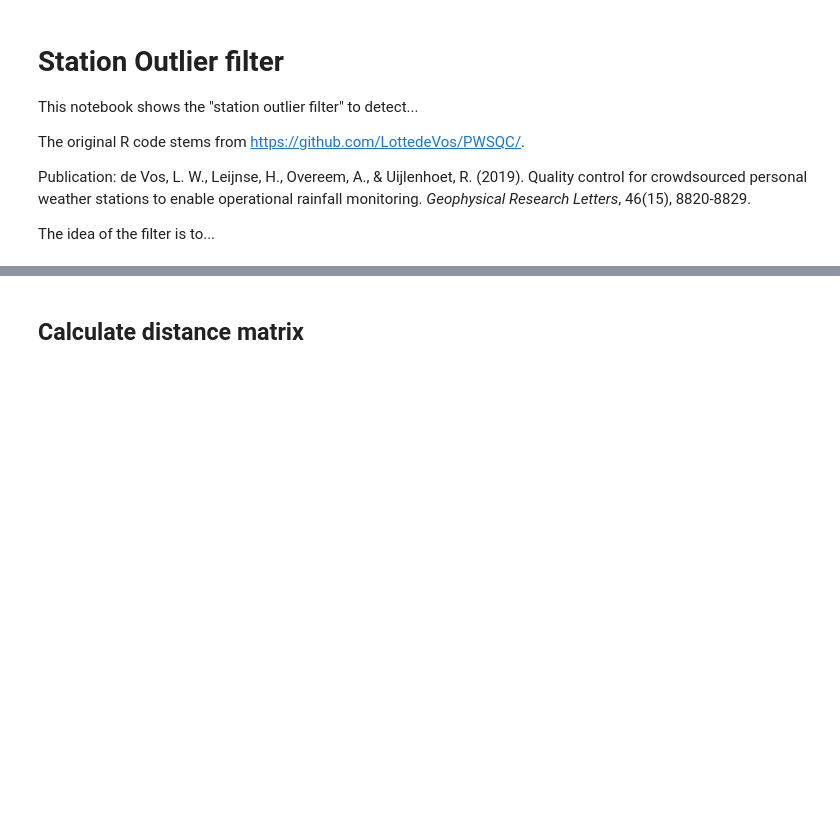
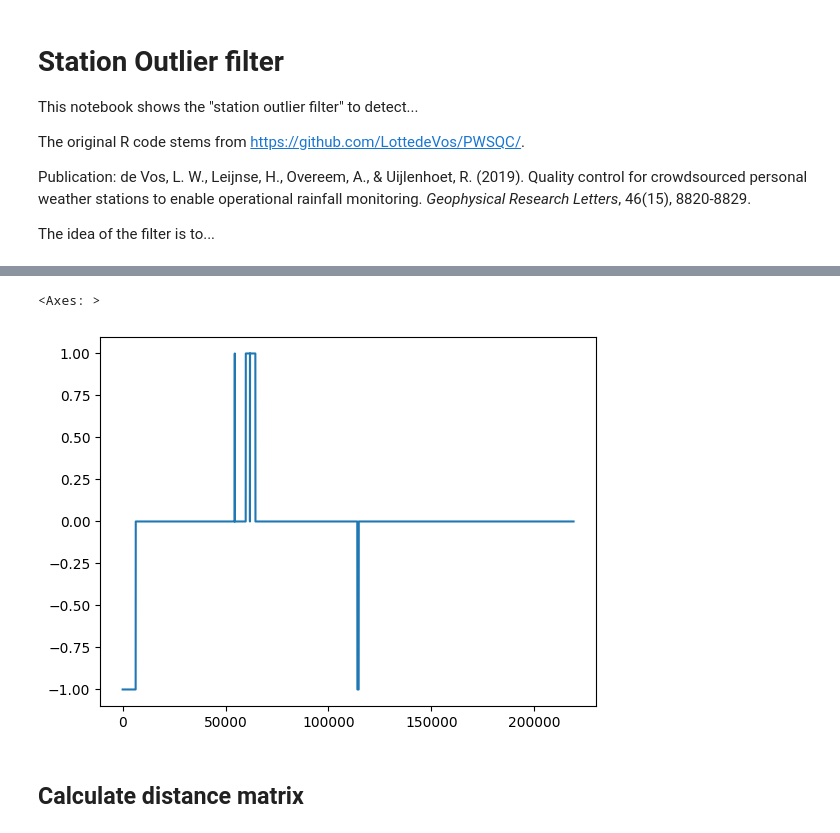
Before and after one commit to lepetersson/pypwsqc, a Jupyter notebook: docs/notebooks/station_outlier_filter.ipynb, the cells around one changed output, grey strips where cells are left out. Cells and saved outputs as stored; diff of their text form; code cells hidden in the pictures; blank space fills up the shorter version.

```diff
--- a/docs/notebooks/station_outlier_filter.ipynb
+++ b/docs/notebooks/station_outlier_filter.ipynb
@@ -22,0 +28,3 @@ ds_pws = ds_pws.sel(time = slice('2017-07-01','2017-07-31'))
+# %%
+df = pd.read_csv('SO_flags_AMSdataset.csv')
+df
@@ -23,3 +60,8 @@ ds_pws = ds_pws.sel(time = slice('2017-07-01','2017-07-31'))
+# %%
+df['-1.6'].plot()
+# %% [output]
+<Axes: >
+[figure, added]
 # %% [markdown]
 ## Calculate distance matrix
 # %%
```
Also changed, not shown: parts of 28 cells of this notebook.
